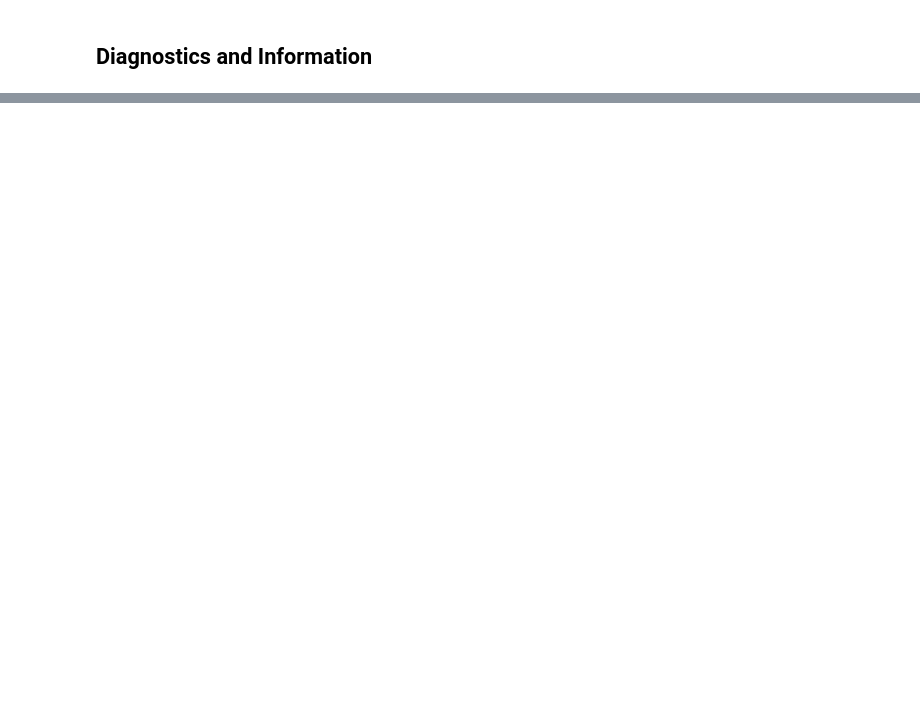
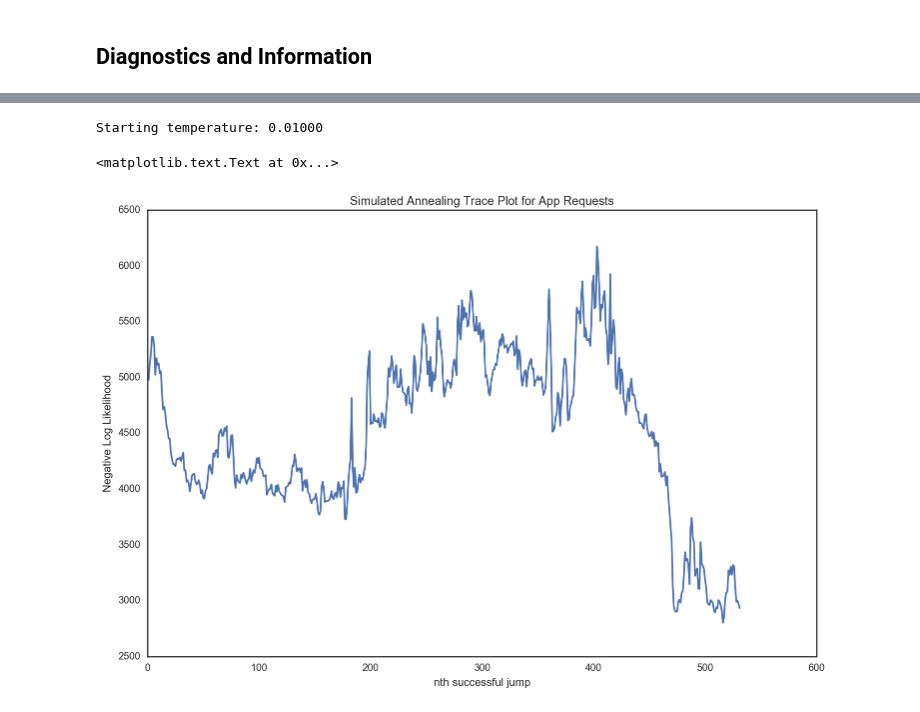
Before and after one commit to onefishy/Boston311, a Jupyter notebook: iPython/Simulated Annealing.ipynb, the cells around one changed output, grey strips where cells are left out. Cells and saved outputs as stored; diff of their text form; code cells hidden in the pictures; blank space fills up the shorter version.

```diff
--- a/iPython/Simulated Annealing.ipynb
+++ b/iPython/Simulated Annealing.ipynb
@@ -57,5 +57,8 @@ end = pd.to_datetime('January 1, 2016 12:00PM')
 
 in_range = closed_clean[requests['OPEN_DT'] > begin]
 in_range = in_range[in_range['OPEN_DT'] < end]
+# %%
+phone = in_range[in_range['Source'] == 'Constituent Call']
+app = in_range[in_range['Source']== 'Citizens Connect App']
 # %% [markdown]
 # Simulated Annealing
@@ -372,0 +375,44 @@ ax.scatter(dat[:,0], dat[:,1], dat[:,2], c=cols)
+# %%
+# initialize the simulated annealing variables
+
+temp_a = .01
+dim = dat.shape[1]
+stds = np.std(dat_a, axis=0)
+current_a = [{'means': np.array(np.mean(dat_a,axis=0))+np.sqrt(stds),
+            'cov':np.diag(stds)},
+           {'means': np.array(np.mean(dat_a,axis=0)),
+            'cov':np.diag(stds)},
+          {'means': np.array(np.mean(dat_a,axis=0))-np.sqrt(stds),
+            'cov':np.diag(stds)}]
+
+bestI_a = [0]
+contents_a = [current[:]]
+values_a = [get_value(current, dat_a)]
+# %%
+# in case the temperature needs to be reset
+temp_a = .01
+print "Starting temperature: %.5f" % temp_a
+
+for i in tqdm.trange(400):
+    suggested_a = jump(current_a)
+    suggested_val_a = get_value(suggested_a, dat_a)
+
+    diff_a = suggested_val_a - values_a[-1]
+    if diff_a < 0 or np.random.uniform() < (1.0*values_a[-1] / suggested_val_a)**(1.0/temp_a):
+        if i % 100 == 0:
+            temp_a *= 97./100.
+        contents_a.append(suggested_a)
+        values_a.append(suggested_val_a)
+        if suggested_val_a < values_a[bestI_a[-1]]:
+            bestI_a.append(len(values_a)-1)
+        current_a = suggested_a
+# %% [output]
+Starting temperature: 0.01000
+# %%
+plt.plot(values_a[5:])
+plt.xlabel('nth successful jump')
+plt.ylabel('Negative Log Likelihood')
+plt.title('Simulated Annealing Trace Plot for App Requests')
+# %% [output]
+<matplotlib.text.Text at 0x...>
+[figure, added]
```
Also changed, not shown: parts of 21 cells of this notebook.
